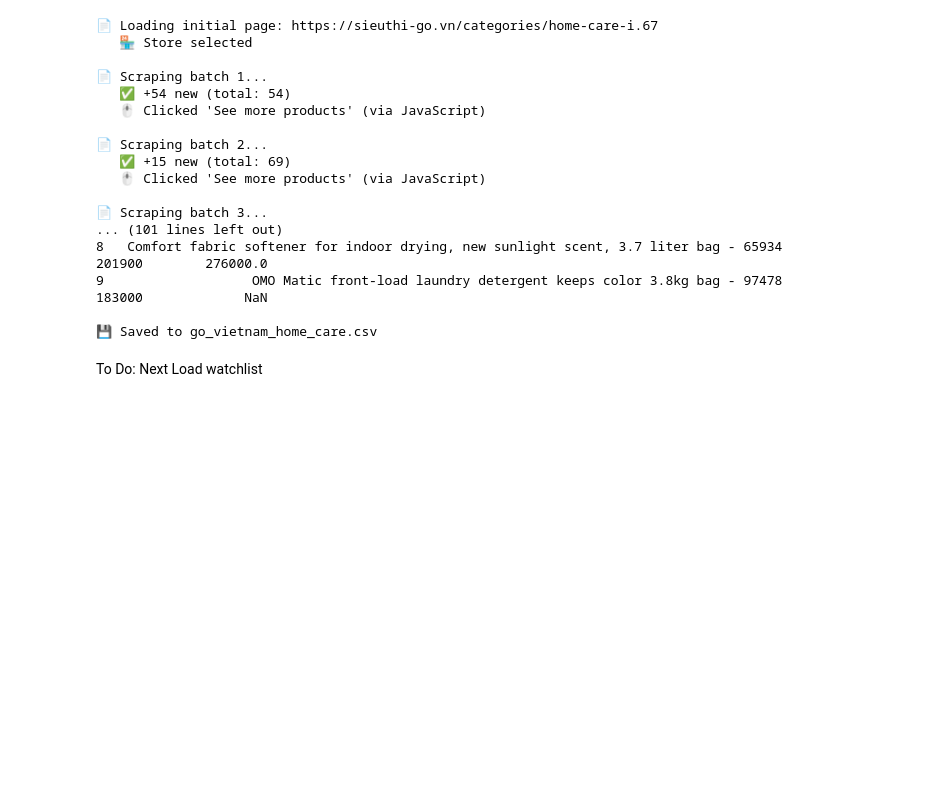
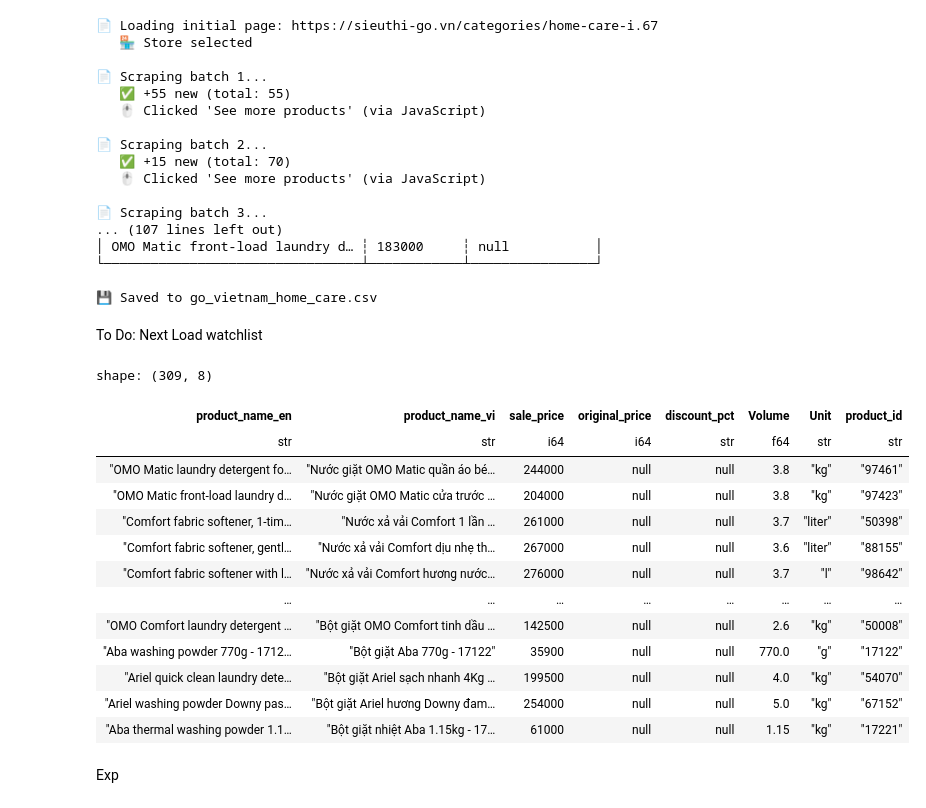
Before and after one commit to chaunijs/onlineshoppingprice, a Jupyter notebook: vietnam_go.ipynb, the cells around one changed output. Cells and saved outputs as stored; diff of their text form; code cells hidden in the pictures; blank space fills up the shorter version.

Commit message:
Add install lib add parse_product_name to extract Volume, size, product_id

```diff
--- a/vietnam_go.ipynb
+++ b/vietnam_go.ipynb
@@ -118,7 +135,7 @@ await find_api()
 # %%
 from playwright.async_api import async_playwright
 from deep_translator import GoogleTranslator
-import pandas as pd
+import polars as pl
 import asyncio
 import time
 
@@ -235,7 +252,8 @@ async def scrape():
 await scrape()
 
 # --- Result Processing ---
-df = pd.DataFrame(all_data)
+# 1. Initialize Polars DataFrame
+df = pl.DataFrame(all_data)
 print(f"\n🎯 Scraped: {len(df)} unique products")
 
 if len(df) > 0:
@@ -265,30 +283,47 @@ if len(df) > 0:
 
         return translated
 
-    df["product_name_en"] = translate_batch(df["product_name_vi"].tolist())
-    df = df[["product_name_en", "product_name_vi", "sale_price", "original_price", "discount_pct"]]
+    # 2. Extract series to a list for translation and add it back using with_columns
+    translated_names = translate_batch(df["product_name_vi"].to_list())
+    df = df.with_columns(
+        pl.Series(name="product_name_en", values=translated_names)
+    )
+
+    # 3. Select and reorder columns
+    df = df.select([
+        "product_name_en",
+        "product_name_vi",
+        "sale_price",
+        "original_price",
+        "discount_pct"
+    ])
 
     print(f"\n🎯 Final: {len(df)} products")
-    print(df[["product_name_en", "sale_price", "original_price"]].head(10).to_string())
+    print(df.select(["product_name_en", "sale_price", "original_price"]).head(10))
 
-    df.to_csv("go_vietnam_home_care.csv", index=False, encoding="utf-8-sig")
+    # 4. Save to CSV (No index=False needed in Polars)
+    # Using utf8-bom if you intend to open the file directly in Excel to preserve Vietnamese characters
+    with open("go_vietnam_home_care.csv", "wb") as f:
+        f.write(b"\xef\xbb\xbf") # Write UTF-8 BOM manually for Excel compatibility
+        f.write(df.write_csv().encode("utf-8"))
+
     print("\n💾 Saved to go_vietnam_home_care.csv")
 # %% [output]
 📄 Loading initial page: https://sieuthi-go.vn/categories/home-care-i.67
    🏪 Store selected
 
 📄 Scraping batch 1...
-   ✅ +54 new (total: 54)
+   ✅ +55 new (total: 55)
    🖱️ Clicked 'See more products' (via JavaScript)
 
 📄 Scraping batch 2...
-   ✅ +15 new (total: 69)
+   ✅ +15 new (total: 70)
    🖱️ Clicked 'See more products' (via JavaScript)
 
 📄 Scraping batch 3...
-... (101 lines left out)
-8   Comfort fabric softener for indoor drying, new sunlight scent, 3.7 liter bag - 65934      201900        276000.0
-9                   OMO Matic front-load laundry detergent keeps color 3.8kg bag - 97478      183000             NaN
+... (107 lines left out)
+│ OMO Matic front-load laundry d… ┆ 183000     ┆ null           │
+└─────────────────────────────────┴────────────┴────────────────┘
 
 💾 Saved to go_vietnam_home_care.csv
 # %% [markdown]
@@ -296,0 +373,22 @@ Next Load watchlist
+# %%
+# --- Example Usage ---
+parsed_df = parse_product_name(df, "product_name_en")
+# %%
+parsed_df
+# %% [output]
+shape: (309, 8)
+| product_name_en | product_name_vi | sale_price | original_price | discount_pct | Volume | Unit | product_id |
+| str | str | i64 | i64 | str | f64 | str | str |
+| "OMO Matic laundry detergent fo… | "Nước giặt OMO Matic quần áo bé… | 244000 | null | null | 3.8 | "kg" | "97461" |
+| "OMO Matic front-load laundry d… | "Nước giặt OMO Matic cửa trước … | 204000 | null | null | 3.8 | "kg" | "97423" |
+| "Comfort fabric softener, 1-tim… | "Nước xả vải Comfort 1 lần … | 261000 | null | null | 3.7 | "liter" | "50398" |
+| "Comfort fabric softener, gentl… | "Nước xả vải Comfort dịu nhẹ th… | 267000 | null | null | 3.6 | "liter" | "88155" |
+| "Comfort fabric softener with l… | "Nước xả vải Comfort hương nước… | 276000 | null | null | 3.7 | "l" | "98642" |
+| … | … | … | … | … | … | … | … |
+| "OMO Comfort laundry detergent … | "Bột giặt OMO Comfort tinh dầu … | 142500 | null | null | 2.6 | "kg" | "50008" |
+| "Aba washing powder 770g - 1712… | "Bột giặt Aba 770g - 17122" | 35900 | null | null | 770.0 | "g" | "17122" |
+| "Ariel quick clean laundry dete… | "Bột giặt Ariel sạch nhanh 4Kg … | 199500 | null | null | 4.0 | "kg" | "54070" |
+| "Ariel washing powder Downy pas… | "Bột giặt Ariel hương Downy đam… | 254000 | null | null | 5.0 | "kg" | "67152" |
+| "Aba thermal washing powder 1.1… | "Bột giặt nhiệt Aba 1.15kg - 17… | 61000 | null | null | 1.15 | "kg" | "17221" |
+# %% [markdown]
+Exp
```
Also changed, not shown: parts of 5 cells of this notebook.
